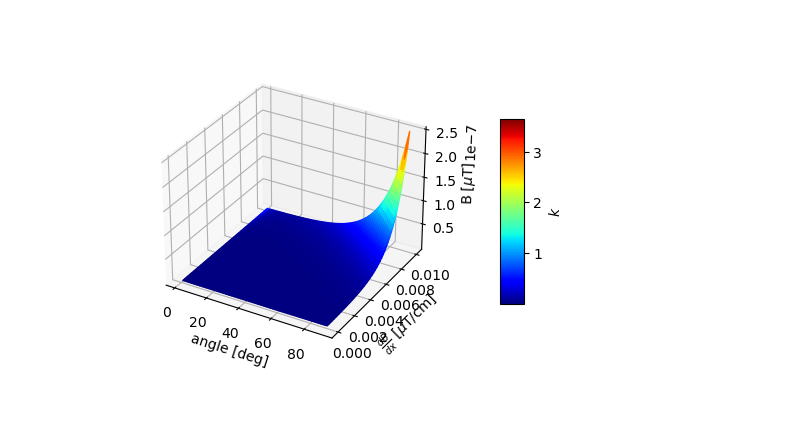
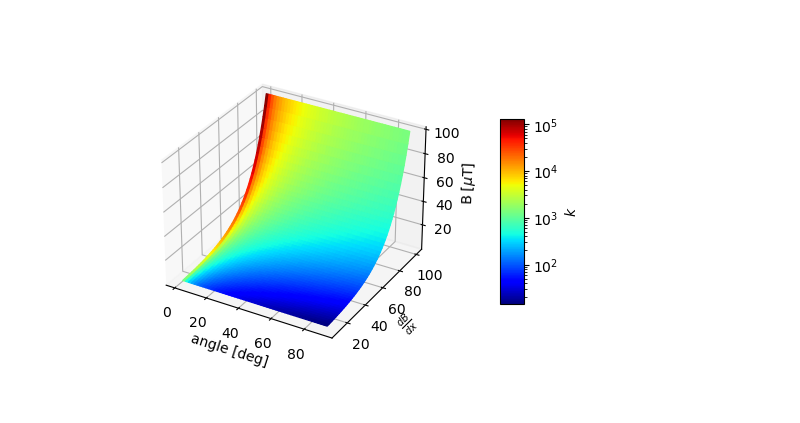
Before and after one commit to eklem1/AdiabaticSpinTransp, a Jupyter notebook: AnewMess.ipynb, the cells around one changed output. Drawn from its saved outputs; the diff is of its cells as text; code cells hidden in the pictures.

```diff
--- a/AnewMess.ipynb
+++ b/AnewMess.ipynb
@@ -83,7 +89,9 @@ def range_forK_customAxis(particleData, Vmin=None, Vmax=None, R_G=False):
 # %%
 #spaced evenly in log10 space
 n = 50
-B_arr = np.logspace(np.log10(1e-6), np.log10(500e-6), num=n, base=10.0)
-db = np.linspace(1e-5, 0.01, n) #T/m
+B_arr = np.logspace(np.log10(1e-6), np.log10(100e-6), num=n, base=10.0)
+# B_arr = np.linspace(1e-6, 500e-6, num=n)
+
+db = np.linspace(10e-4, 100e-4, n) #T/m
 #this implies that all my dx = 1 m -> could change in the future
 angle = np.linspace(1, 90, n)
@@ -188,33 +203,37 @@ db_arr = np.reshape(Bdata['db'].to_numpy(), orginalShape)
 # %%
 # %matplotlib widget
 %matplotlib inline
 
 # https://stackoverflow.com/questions/72228196/4d-plot-surface-doesnt-display-the-colors-of-my-4th-dimension
 
 fig, ax = plt.subplots(subplot_kw={'projection': '3d'})
 
-cmap = cm.jet
-norm = mpl_colors.Normalize(vmin=np.amin(k_arr), vmax=np.amax(k_arr))
+cmap = mpl.cm.jet
+# norm = mpl_colors.Normalize(vmin=np.amin(k_arr), vmax=np.amax(k_arr))
+#log color bar so you can actually see things
+norm = mpl_colors.LogNorm(vmin=np.amin(k_arr), vmax=np.amax(k_arr))
+
+# pl_colors.LogNorm(
 # create face colors from a colormap and normalized color values
 fcolors = cmap(norm(k_arr))
 scamap = cm.ScalarMappable(cmap=cmap, norm=norm)
 
 #actually tells you the args for plot_surface()
 # https://www.studytonight.com/matplotlib/matplotlib-3d-surface-plot-plot_surface-function
 
-ax.plot_surface(angle_arr, db_arr, B1_arr, facecolors=fcolors, cmap=cmap, shade=False)
+ax.plot_surface(angle_arr, db_arr*1e6/100, B1_arr*1e6, facecolors=fcolors, cmap=cmap, shade=False)
                # rcount=50, ccount=50) #number of rows/col to use, default is 50
 fig.colorbar(scamap, ax=ax, fraction=0.1, shrink=.5, aspect=8, label='$k$')
 
 ax.set_xlabel('angle [deg]')
-ax.set_ylabel("$\\frac{dB}{dx}$ [$\mu$T/cm]")
+ax.set_ylabel("$\\frac{dB}{dx}$ ") #[$\mu$T/cm]
 ax.set_zlabel("B [$\mu$T]")
 
-# plt.tight_layout()
+# plt.tight_layout()s
 ax.set_box_aspect(aspect=None, zoom=0.8)
 plt.show()
 # %% [output]
-[figure, old version]
+[figure, new version]
 # %%
 #just checking the 2d version matches up
 fig, ax = plt.subplots()
```
Also changed, not shown: parts of 6 cells of this notebook.
